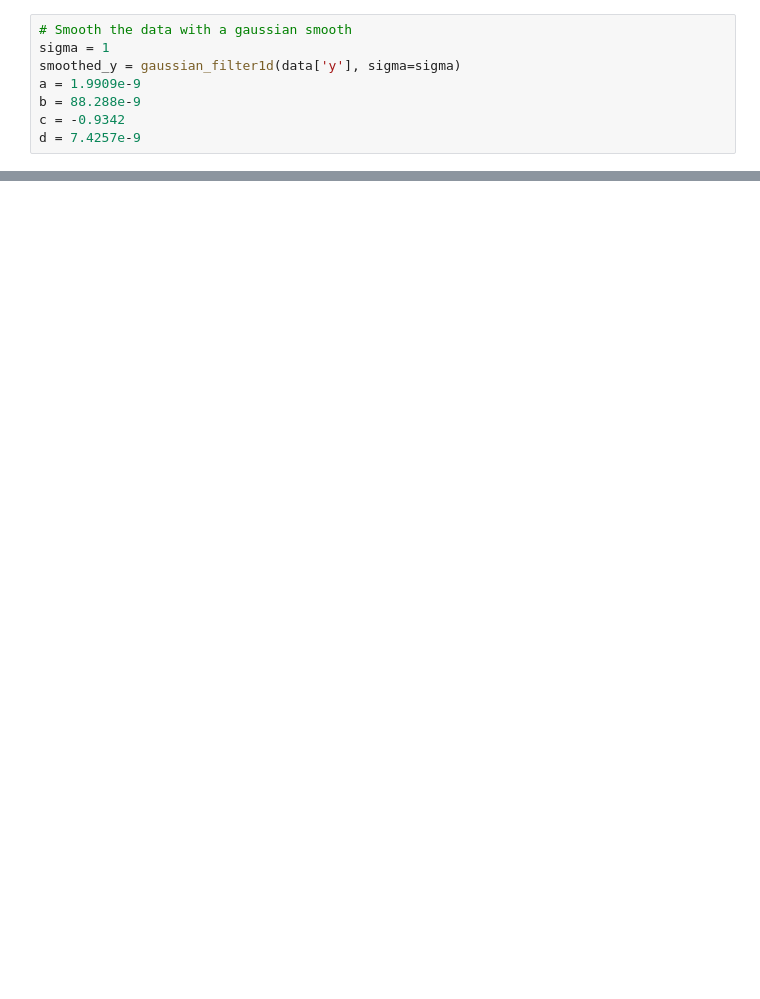
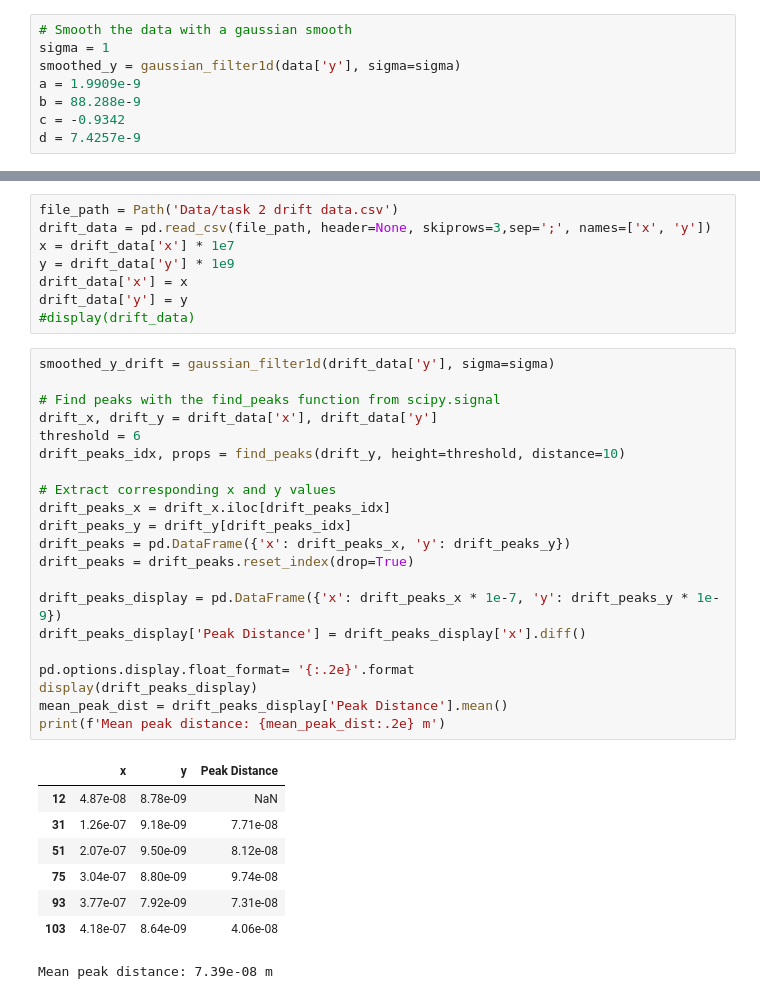
Before and after one commit to kearb-stomp/AdvLabs, a Jupyter notebook: Lab 5/Task 2.ipynb, the cells around one changed output, grey strips where cells are left out. Cells and saved outputs as stored; diff of their text form; blank space fills up the shorter version.

```diff
--- a/Lab 5/Task 2.ipynb
+++ b/Lab 5/Task 2.ipynb
@@ -103,0 +151,38 @@ plt.show()
+# %%
+file_path = Path('Data/task 2 drift data.csv')
+drift_data = pd.read_csv(file_path, header=None, skiprows=3,sep=';', names=['x', 'y'])
+x = drift_data['x'] * 1e7
+y = drift_data['y'] * 1e9
+drift_data['x'] = x
+drift_data['y'] = y
+#display(drift_data)
+# %%
+smoothed_y_drift = gaussian_filter1d(drift_data['y'], sigma=sigma)
+
+# Find peaks with the find_peaks function from scipy.signal
+drift_x, drift_y = drift_data['x'], drift_data['y']
+threshold = 6
+drift_peaks_idx, props = find_peaks(drift_y, height=threshold, distance=10)
+
+# Extract corresponding x and y values
+drift_peaks_x = drift_x.iloc[drift_peaks_idx]
+drift_peaks_y = drift_y[drift_peaks_idx]
+drift_peaks = pd.DataFrame({'x': drift_peaks_x, 'y': drift_peaks_y})
+drift_peaks = drift_peaks.reset_index(drop=True)
+
+drift_peaks_display = pd.DataFrame({'x': drift_peaks_x * 1e-7, 'y': drift_peaks_y * 1e-9})
+drift_peaks_display['Peak Distance'] = drift_peaks_display['x'].diff()
+
+pd.options.display.float_format= '{:.2e}'.format
+display(drift_peaks_display)
+mean_peak_dist = drift_peaks_display['Peak Distance'].mean()
+print(f'Mean peak distance: {mean_peak_dist:.2e} m')
+# %% [output]
+|  | x | y | Peak Distance |
+| 12 | 4.87e-08 | 8.78e-09 | NaN |
+| 31 | 1.26e-07 | 9.18e-09 | 7.71e-08 |
+| 51 | 2.07e-07 | 9.50e-09 | 8.12e-08 |
+| 75 | 3.04e-07 | 8.80e-09 | 9.74e-08 |
+| 93 | 3.77e-07 | 7.92e-09 | 7.31e-08 |
+| 103 | 4.18e-07 | 8.64e-09 | 4.06e-08 |
+Mean peak distance: 7.39e-08 m
```
Also changed, not shown: parts of 16 cells of this notebook.
